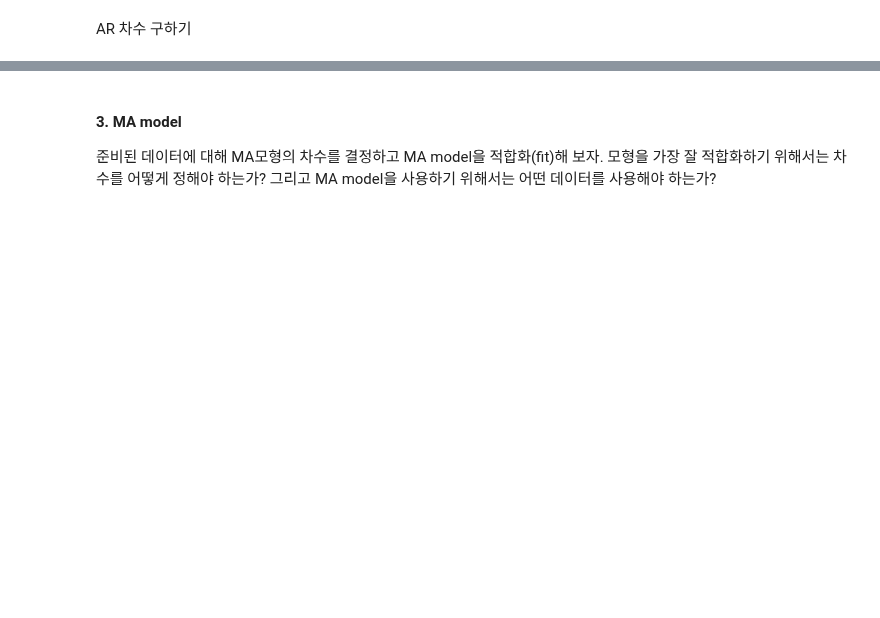
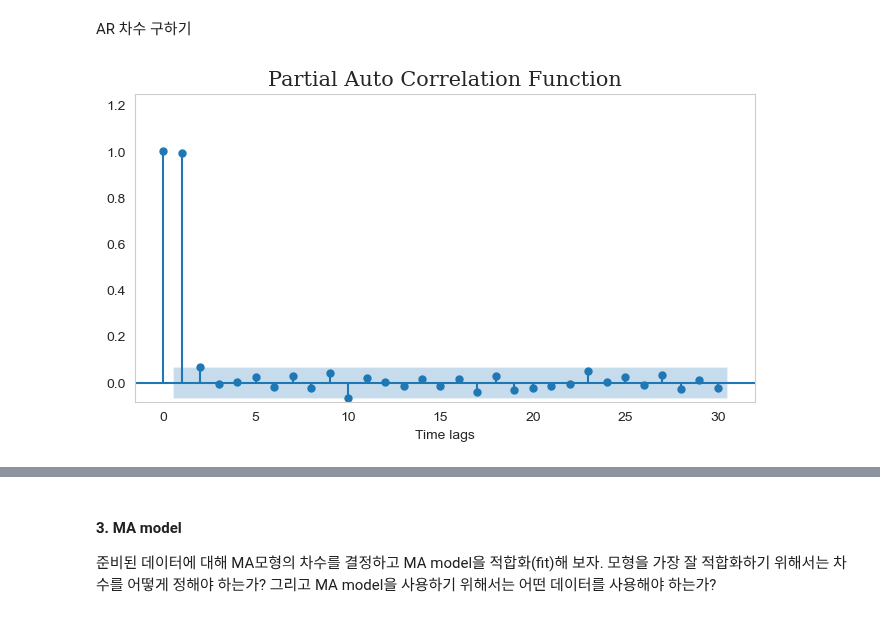
Before and after one commit to Tommylee1013/QUANTIFI, a Jupyter notebook: Week 05/Homework 5 example.ipynb, the cells around one changed output, grey strips where cells are left out. Saved outputs shown, nothing was run; the diff lists cells and outputs as text; code cells hidden in the pictures; blank space fills up the shorter version.

```diff
--- a/Week 05/Homework 5 example.ipynb
+++ b/Week 05/Homework 5 example.ipynb
@@ -36,9 +66,12 @@ AR 차수 구하기
 # %%
 fig, ax = plt.subplots(figsize=(8, 4))
 plot_pacf(np.log(apple.Close), auto_ylims = True, lags = 30, title = 'PACF of Tesla log Index', ax = ax)
+plt.grid(False)
 plt.xlabel('Time lags', fontsize = 10)
 plt.title('Partial Auto Correlation Function', fontsize = 15, fontfamily = 'Serif')
 plt.show()
+# %% [output]
+[figure, added]
 # %%
 model = sm.tsa.ARIMA(np.log(apple.Close), order = (1,0,0), trend = 'c').fit(method = 'innovations_mle')
 print(model.summary())
```
Also changed, not shown: parts of 17 cells of this notebook.
